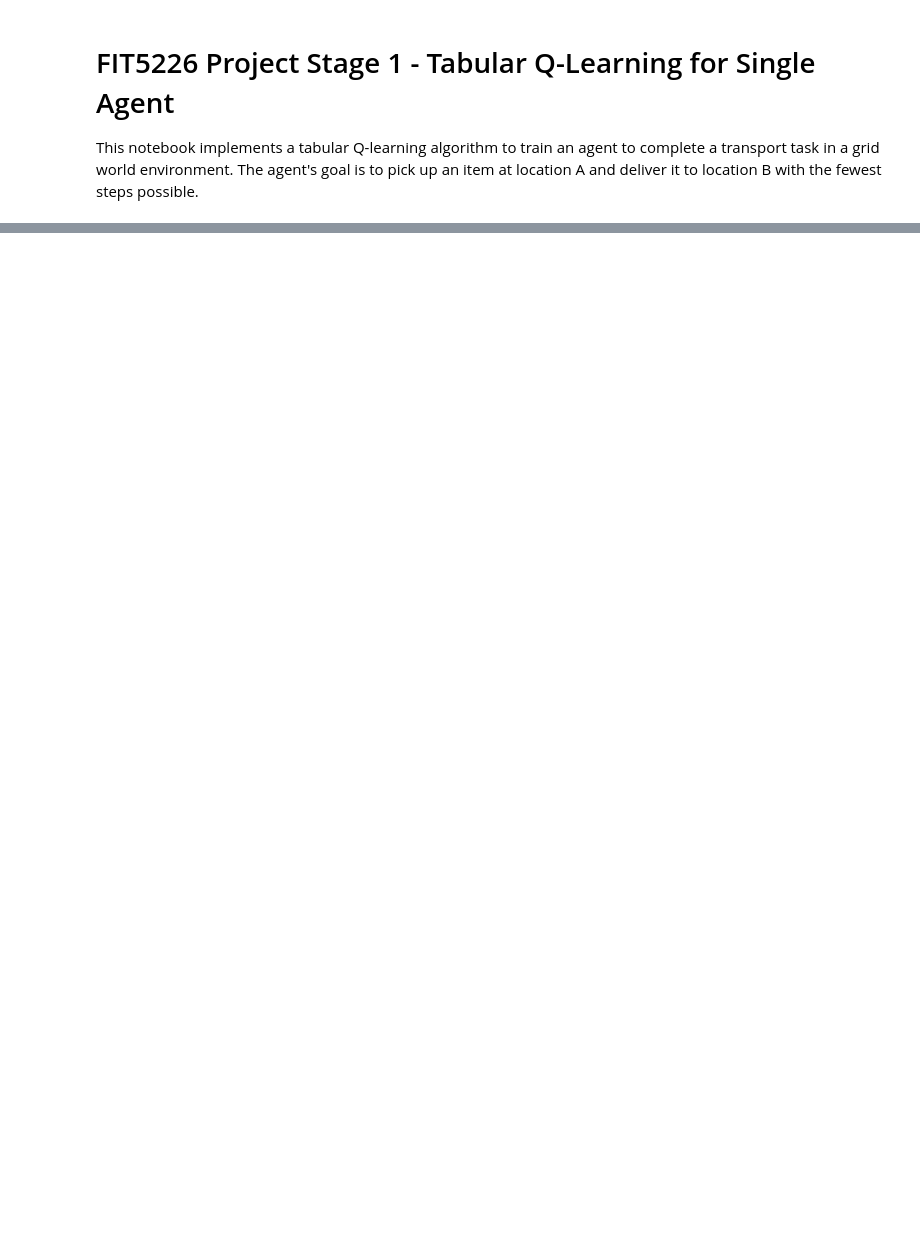
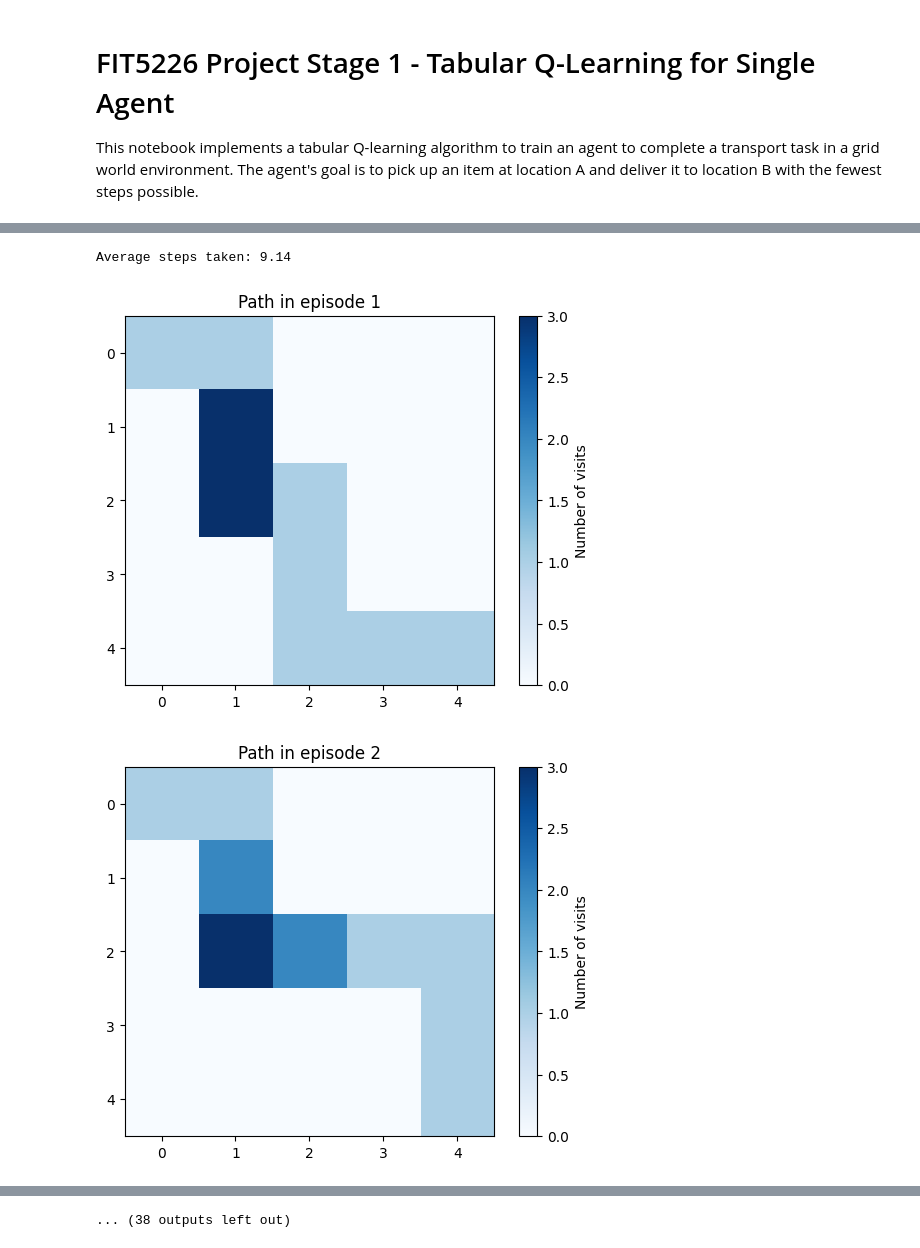
Before and after one commit to sravankumarnnv/DeliveryAgent, a Jupyter notebook: notebook02ce322686.ipynb, the cells around one changed output, grey strips where cells are left out. Cells and saved outputs as stored; diff of their text form; code cells hidden in the pictures; blank space fills up the shorter version.

```diff
--- a/notebook02ce322686.ipynb
+++ b/notebook02ce322686.ipynb
@@ -158,3 +235,23 @@ def visualize_agent(environment, agent, episodes=10):
         plt.colorbar(label='Number of visits')
         plt.title(f'Path in episode {episode + 1}')
         plt.show()
+# %%
+# Initialize the grid world environment
+env = GridWorld(size=5)
+
+# Initialize the Q-learning agent
+agent = QLearningAgent(alpha=0.1, gamma=0.9, epsilon=0.1, grid_size=5)
+# %%
+# Train the agent for a specified number of episodes
+train_agent(agent, env, episodes=50)
+# %%
+# Test the trained agent over several trials to assess its performance
+average_steps = test_agent(agent, env, trials=100)
+# %% [output]
+Average steps taken: 9.14
+# %%
+# Visualize the agent's path for a few episodes
+visualize_agent(env, agent, episodes=50)
+# %% [output]
+[figure, added]
+[figure, added]
@@ -160,0 +268 @@ def visualize_agent(environment, agent, episodes=10):
+... (38 outputs left out)
```
Also changed, not shown: parts of 10 cells of this notebook.
